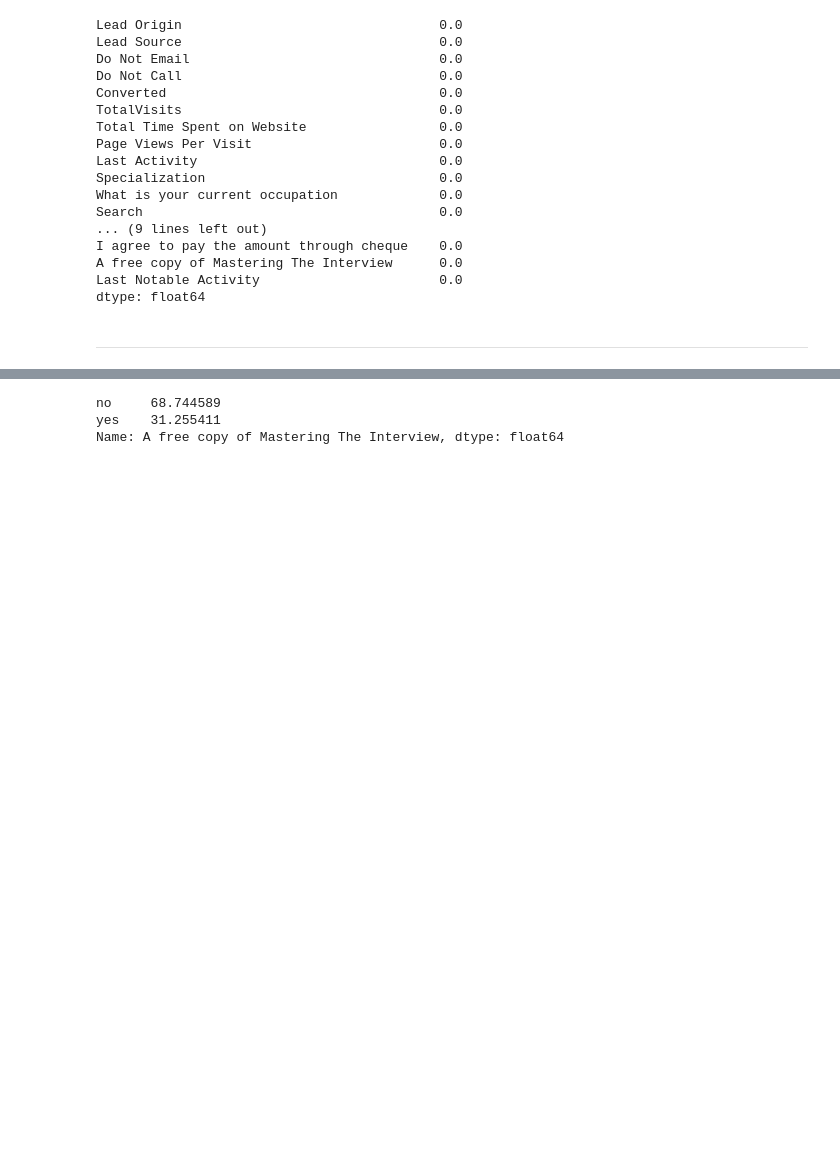
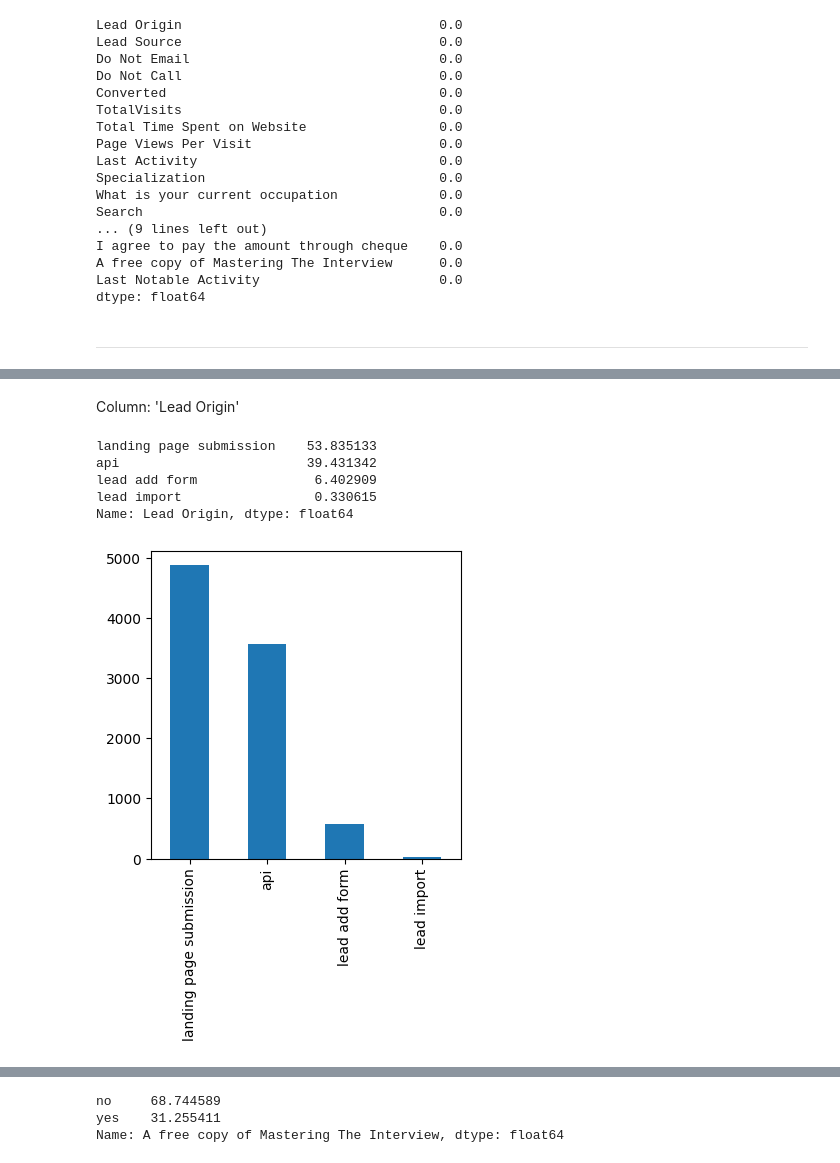
Before and after one commit to Sahil1776/Lead-Scoring-Case-Study, a Jupyter notebook: Model.ipynb, the cells around one changed output, grey strips where cells are left out. Saved outputs shown, nothing was run; the diff lists cells and outputs as text; code cells hidden in the pictures; blank space fills up the shorter version.

```diff
--- a/Model.ipynb
+++ b/Model.ipynb
@@ -436,0 +457,16 @@ array(['api', 'landing page submission', 'lead add form', 'lead import',
+# %% [markdown]
+Column: 'Lead Origin'
+# %%
+df['Lead Origin'].value_counts(normalize = True) * 100
+# %% [output]
+landing page submission    53.835133
+api                        39.431342
+lead add form               6.402909
+lead import                 0.330615
+Name: Lead Origin, dtype: float64
+# %%
+plt.figure(figsize = (4,4))
+df['Lead Origin'].value_counts().plot.bar()
+plt.show()
+# %% [output]
+[figure, added]
```
Also changed, not shown: parts of 92 cells of this notebook.
